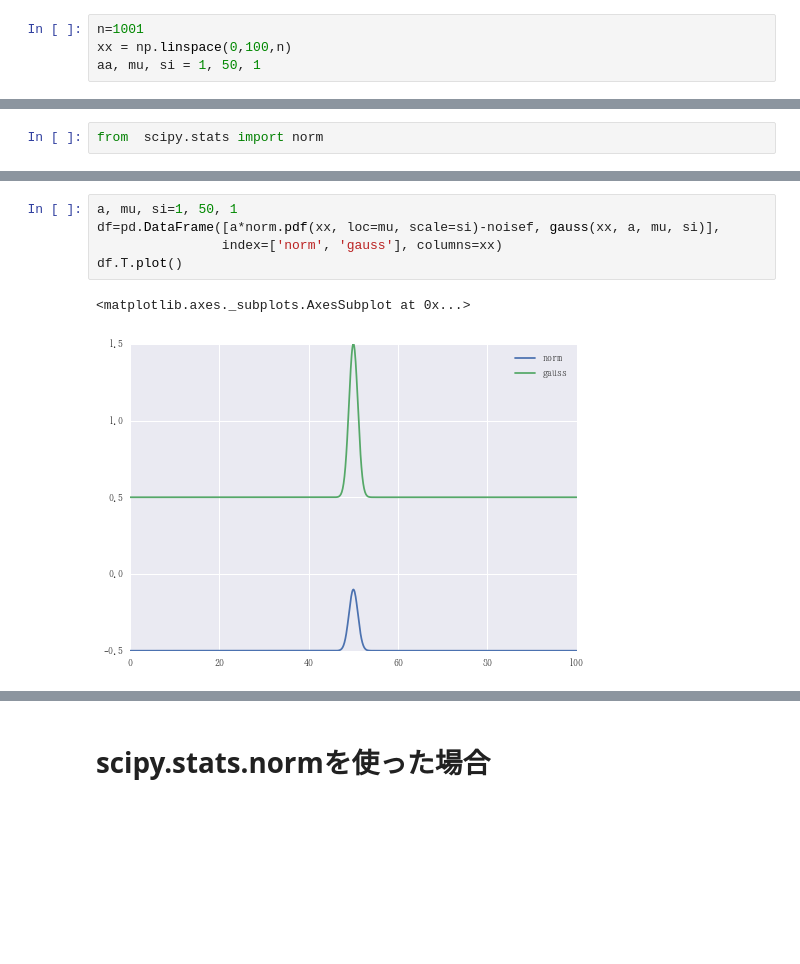
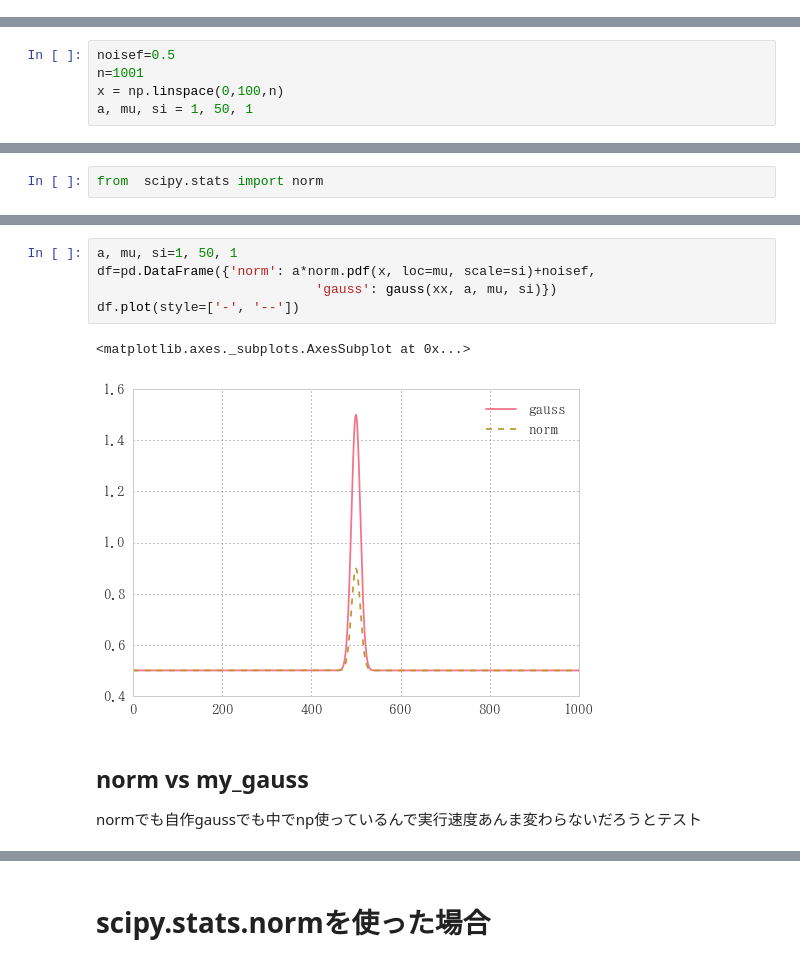
Before and after one commit to u1and0/SAtraceFit, a Jupyter notebook: fit_lab/fit_lab.ipynb, the cells around one changed output, grey strips where cells are left out. Cells and saved outputs as stored; diff of their text form; blank space fills up the shorter version.

```diff
--- a/fit_lab.ipynb
+++ b/fit_lab/fit_lab.ipynb
@@ -3,4 +0,0 @@ noisef=0.5
-# %%
-n=1001
-xx = np.linspace(0,100,n)
-aa, mu, si = 1, 50, 1
@@ -13,3 +9,8 @@ def gauss(x, a, mu, si):
     noisef: 最低値
     """
     return aa * np.exp(-(x - mu)**2 / 2 / si**2) + noisef
+# %%
+noisef=0.5
+n=1001
+x = np.linspace(0,100,n)
+a, mu, si = 1, 50, 1
@@ -26,8 +39,11 @@ plt.plot(xx,z)
 # %%
 a, mu, si=1, 50, 1
-df=pd.DataFrame([a*norm.pdf(xx, loc=mu, scale=si)-noisef, gauss(xx, a, mu, si)],
-                index=['norm', 'gauss'], columns=xx)
-df.T.plot()
+df=pd.DataFrame({'norm': a*norm.pdf(x, loc=mu, scale=si)+noisef,
+                 			'gauss': gauss(xx, a, mu, si)})
+df.plot(style=['-', '--'])
 # %% [output]
 <matplotlib.axes._subplots.AxesSubplot at 0x...>
-[figure, old version]
+[figure, new version]
+# %% [markdown]
+## norm vs my_gauss
+normでも自作gaussでも中でnp使っているんで実行速度あんま変わらないだろうとテスト
```
Also changed, not shown: parts of 28 cells of this notebook, 29 other files.
